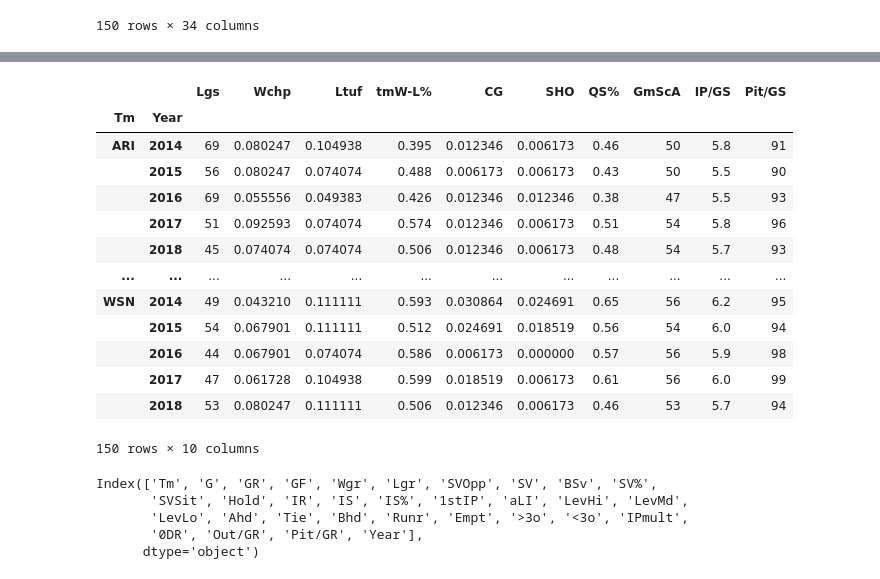
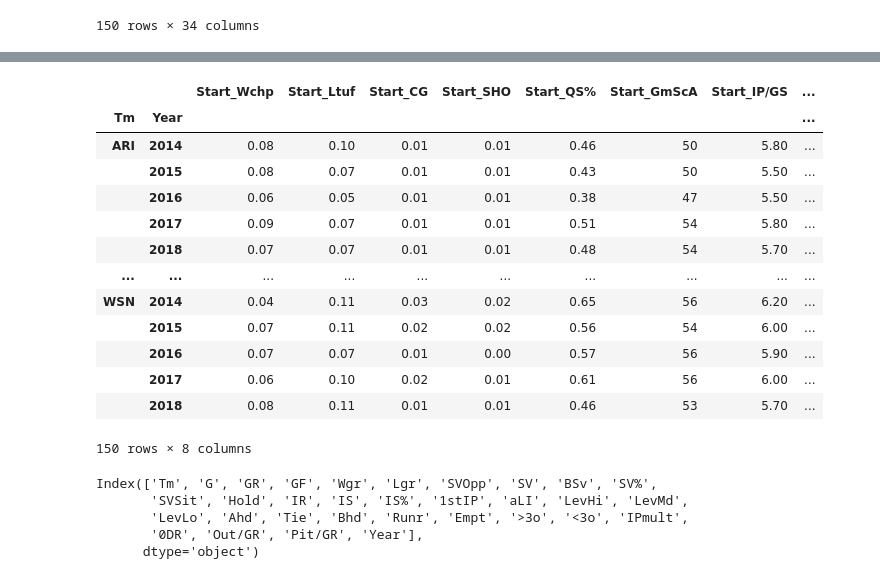
Before and after one commit to gpo2105/MLP_Over-Unders, a Jupyter notebook: Code/Final.ipynb, the cells around one changed output, grey strips where cells are left out. Drawn from its saved outputs; the diff is of its cells as text; code cells hidden in the pictures.

```diff
--- a/Code/Final.ipynb
+++ b/Code/Final.ipynb
@@ -105,5 +185,5 @@ all_data[all_data.Final=='NL']
 # %%
 all_data.at[16276,'Final']=3
-all_data.at[16277,'Final']=3
+all_data.at[16277,'Final']=1
 # %%
 all_data.Final.value_counts()
@@ -344,20 +555,28 @@ base='https://www.baseball-reference.com/teams/{t}/{y}-schedule-scores.shtml'
 stats=['boxscore','day_or_night','attendance','cli']
 game_stats={}
 # %%
-for yr in YRs:
-    for team in TEAMS.keys():
-        link=base.format_map({'t':team,'y':yr})
-        r=requests.get(link)
-        soup=bs(r.content)
-        table=soup.find('table',attrs={'id':'team_schedule'}).tbody
-        games=table.find_all('tr')
-        i=1
-        for g in games:
-            info=g.find_all('td',attrs={'data-stat':stats})
-            if(info):
-                link=info[0].a['href']
-                d=dict(zip(stats[1:],[col.text for col in info[1:]]))
-                d['link']=link
-                game_stats[team+'_'+yr+'_'+str(i)]=d
-                i+=1
+if __DATA_COLLECTED__:
+    with open('../Primary Data/Bench_2.pkl','rb') as f:
+        game_stats=pickle.load(f)
+    pass
+else:
+    for yr in YRs:
+        for team in tqdm(TEAMS.keys()):
+            link=base.format_map({'t':team,'y':yr})
+            r=requests.get(link)
+            soup=bs(r.content)
+            table=soup.find('table',attrs={'id':'team_schedule'}).tbody
+            games=table.find_all('tr')
+            i=1
+            for g in games:
+                info=g.find_all('td',attrs={'data-stat':stats})
+                if(info):
+                    link=info[0].a['href']
+                    d=dict(zip(stats[1:],[col.text for col in info[1:]]))
+                    d['link']=link
+                    game_stats[team+'_'+yr+'_'+str(i)]=d
+                    i+=1
+    with open('../Primary Data/Bench_2.pkl','wb') as f:
+        pickle.dump(game_stats,f)
+    pass
 # %%
@@ -646,5 +851,5 @@ Index(['Tm', 'G', 'GS', 'Wgs', 'Lgs', 'ND', 'Wchp', 'Ltuf', 'Wtm', 'Ltm',
 # %%
-team_StartP_splits.drop(['G','GS','Wgs','ND','Wtm','Ltm','Wlst','Lsv',
+team_StartP_splits.drop(['G','GS','Wgs','Lgs','ND','Wtm','Ltm','tmW-L%','Wlst','Lsv',
                          'QS','Best','Wrst','BQR','BQS','sDR','lDR','RS/GS',
                          'RS/IP','<80','80-99','100-119','≥120','Max'
                         ]
@@ -711,21 +894,22 @@ team_StartP_splits
 # %%
 team_StartP_splits=team_StartP_splits.set_index(['Tm','Year']).sort_index(0)
+team_StartP_splits=team_StartP_splits.rename(lambda s:'Start_'+s,axis=1)
 team_StartP_splits
 # %% [output]
-|  |  | Lgs | Wchp | Ltuf | tmW-L% | CG | SHO | QS% | GmScA | IP/GS | Pit/GS |
-| Tm | Year |  |  |  |  |  |  |  |  |  |  |
-| ARI | 2014 | 69 | 0.080247 | 0.104938 | 0.395 | 0.012346 | 0.006173 | 0.46 | 50 | 5.8 | 91 |
-|  | 2015 | 56 | 0.080247 | 0.074074 | 0.488 | 0.006173 | 0.006173 | 0.43 | 50 | 5.5 | 90 |
-|  | 2016 | 69 | 0.055556 | 0.049383 | 0.426 | 0.012346 | 0.012346 | 0.38 | 47 | 5.5 | 93 |
-|  | 2017 | 51 | 0.092593 | 0.074074 | 0.574 | 0.012346 | 0.006173 | 0.51 | 54 | 5.8 | 96 |
-|  | 2018 | 45 | 0.074074 | 0.074074 | 0.506 | 0.012346 | 0.006173 | 0.48 | 54 | 5.7 | 93 |
-| ... | ... | ... | ... | ... | ... | ... | ... | ... | ... | ... | ... |
-| WSN | 2014 | 49 | 0.043210 | 0.111111 | 0.593 | 0.030864 | 0.024691 | 0.65 | 56 | 6.2 | 95 |
-|  | 2015 | 54 | 0.067901 | 0.111111 | 0.512 | 0.024691 | 0.018519 | 0.56 | 54 | 6.0 | 94 |
-|  | 2016 | 44 | 0.067901 | 0.074074 | 0.586 | 0.006173 | 0.000000 | 0.57 | 56 | 5.9 | 98 |
-|  | 2017 | 47 | 0.061728 | 0.104938 | 0.599 | 0.018519 | 0.006173 | 0.61 | 56 | 6.0 | 99 |
-|  | 2018 | 53 | 0.080247 | 0.111111 | 0.506 | 0.012346 | 0.006173 | 0.46 | 53 | 5.7 | 94 |
+|  |  | Start_Wchp | Start_Ltuf | Start_CG | Start_SHO | Start_QS% | Start_GmScA | Start_IP/GS | ... |
+| Tm | Year |  |  |  |  |  |  |  | ... |
+| ARI | 2014 | 0.08 | 0.10 | 0.01 | 0.01 | 0.46 | 50 | 5.80 | ... |
+|  | 2015 | 0.08 | 0.07 | 0.01 | 0.01 | 0.43 | 50 | 5.50 | ... |
+|  | 2016 | 0.06 | 0.05 | 0.01 | 0.01 | 0.38 | 47 | 5.50 | ... |
+|  | 2017 | 0.09 | 0.07 | 0.01 | 0.01 | 0.51 | 54 | 5.80 | ... |
+|  | 2018 | 0.07 | 0.07 | 0.01 | 0.01 | 0.48 | 54 | 5.70 | ... |
+| ... | ... | ... | ... | ... | ... | ... | ... | ... | ... |
+| WSN | 2014 | 0.04 | 0.11 | 0.03 | 0.02 | 0.65 | 56 | 6.20 | ... |
+|  | 2015 | 0.07 | 0.11 | 0.02 | 0.02 | 0.56 | 54 | 6.00 | ... |
+|  | 2016 | 0.07 | 0.07 | 0.01 | 0.00 | 0.57 | 56 | 5.90 | ... |
+|  | 2017 | 0.06 | 0.10 | 0.02 | 0.01 | 0.61 | 56 | 6.00 | ... |
+|  | 2018 | 0.08 | 0.11 | 0.01 | 0.01 | 0.46 | 53 | 5.70 | ... |
-150 rows × 10 columns
+150 rows × 8 columns
 # %%
 team_StartP_splits.to_pickle('../Base DFs/team_StartingP_years.pkl')
 # %%
```
Also changed, not shown: parts of 138 cells of this notebook, 22 other files.
